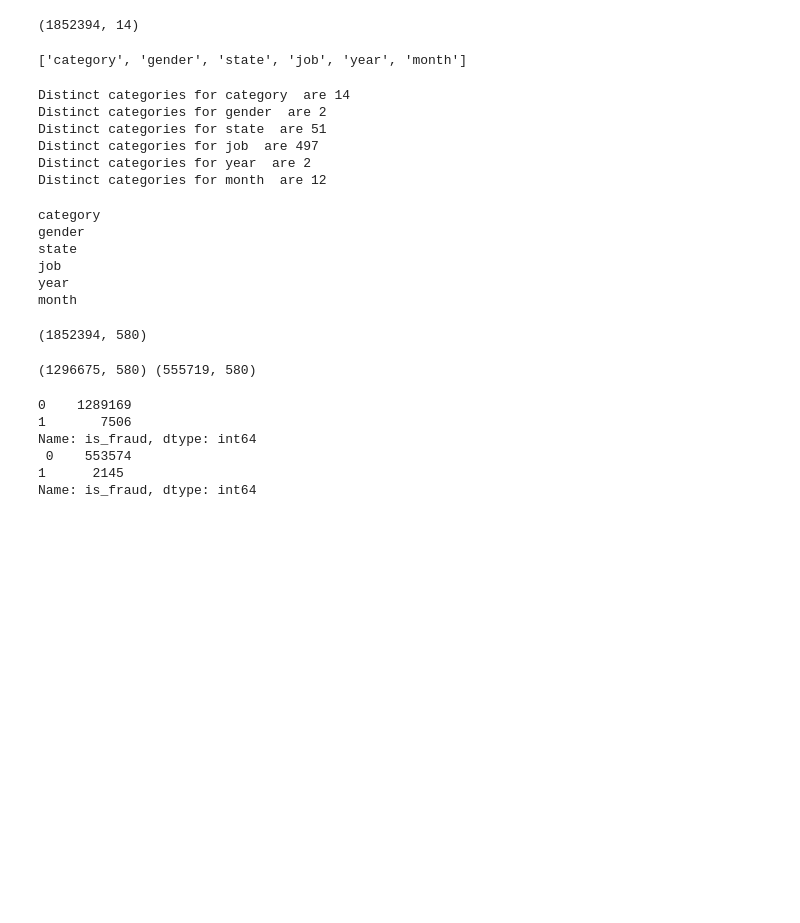
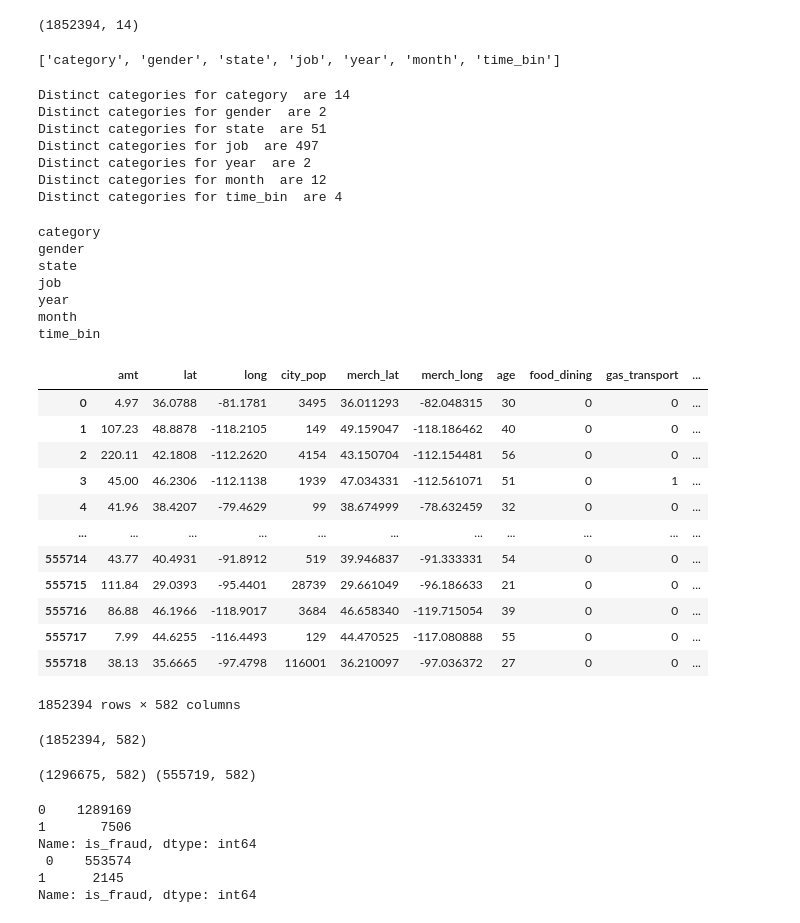
Before and after one commit to Arushi04/Predicting-Credit-Card-Fraudulent-Transactions, a Jupyter notebook: Part1-EDA_and_Feature_Engineering.ipynb, the cells around one changed output. Saved outputs shown, nothing was run; the diff lists cells and outputs as text; code cells hidden in the pictures; blank space fills up the shorter version.

```diff
--- a/Part1-EDA_and_Feature_Engineering.ipynb
+++ b/Part1-EDA_and_Feature_Engineering.ipynb
@@ -29,3 +30,9 @@ print('Shape of test data : ', df_test.shape)
 # %% [output]
 Shape of train data :  (1296675, 23)
 Shape of test data :  (555719, 23)
+# %%
+# taking smaller sample to run the model faster
+
+df_train= df_train.sample(frac = 0.1,random_state=1)
+df_test= df_test.sample(frac = 0.05,random_state=1)
+print(df_train.shape, df_test.shape)
@@ -225,10 +246,10 @@ final_df.shape
 # %%
 # creating the list of categorical variables
 
-categorical_features =[feature for feature in X_train.columns if final_df[feature].dtypes == 'O']
+categorical_features =[feature for feature in X_train.columns if final_df[feature].dtype.name == 'category' or final_df[feature].dtypes =='object']
 categorical_features
 # %% [output]
-['category', 'gender', 'state', 'job', 'year', 'month']
+['category', 'gender', 'state', 'job', 'year', 'month', 'time_bin']
 # %%
 for feature in categorical_features:
     print("Distinct categories for {}  are {}".format(feature,len(final_df[feature].unique())))
@@ -239,6 +260,7 @@ Distinct categories for state  are 51
 Distinct categories for job  are 497
 Distinct categories for year  are 2
 Distinct categories for month  are 12
+Distinct categories for time_bin  are 4
 # %%
 # function to convert categorical variables to one hot encoding
 
@@ -267,13 +289,30 @@ state
 job
 year
 month
+time_bin
+# %%
+final_df
+# %% [output]
+|  | amt | lat | long | city_pop | merch_lat | merch_long | age | food_dining | gas_transport | ... |
+| 0 | 4.97 | 36.0788 | -81.1781 | 3495 | 36.011293 | -82.048315 | 30 | 0 | 0 | ... |
+| 1 | 107.23 | 48.8878 | -118.2105 | 149 | 49.159047 | -118.186462 | 40 | 0 | 0 | ... |
+| 2 | 220.11 | 42.1808 | -112.2620 | 4154 | 43.150704 | -112.154481 | 56 | 0 | 0 | ... |
+| 3 | 45.00 | 46.2306 | -112.1138 | 1939 | 47.034331 | -112.561071 | 51 | 0 | 1 | ... |
+| 4 | 41.96 | 38.4207 | -79.4629 | 99 | 38.674999 | -78.632459 | 32 | 0 | 0 | ... |
+| ... | ... | ... | ... | ... | ... | ... | ... | ... | ... | ... |
+| 555714 | 43.77 | 40.4931 | -91.8912 | 519 | 39.946837 | -91.333331 | 54 | 0 | 0 | ... |
+| 555715 | 111.84 | 29.0393 | -95.4401 | 28739 | 29.661049 | -96.186633 | 21 | 0 | 0 | ... |
+| 555716 | 86.88 | 46.1966 | -118.9017 | 3684 | 46.658340 | -119.715054 | 39 | 0 | 0 | ... |
+| 555717 | 7.99 | 44.6255 | -116.4493 | 129 | 44.470525 | -117.080888 | 55 | 0 | 0 | ... |
+| 555718 | 38.13 | 35.6665 | -97.4798 | 116001 | 36.210097 | -97.036372 | 27 | 0 | 0 | ... |
+1852394 rows × 582 columns
 # %%
 # removing duplicated columns
 
 final_df = final_df.loc[:, ~final_df.columns.duplicated()]
 final_df.shape
 # %% [output]
-(1852394, 580)
+(1852394, 582)
 # %%
 # separating the test and training data
 
@@ -281,7 +320,7 @@ df_train = final_df.iloc[:X_train.shape[0],:]
 df_test = final_df.iloc[X_train.shape[0]:,:]
 print(df_train.shape, df_test.shape)
 # %% [output]
-(1296675, 580) (555719, 580)
+(1296675, 582) (555719, 582)
 # %%
 print(y_train.value_counts(),"\n", y_test.value_counts())
 # %% [output]
```
Also changed, not shown: parts of 14 cells of this notebook, 1 other file.
